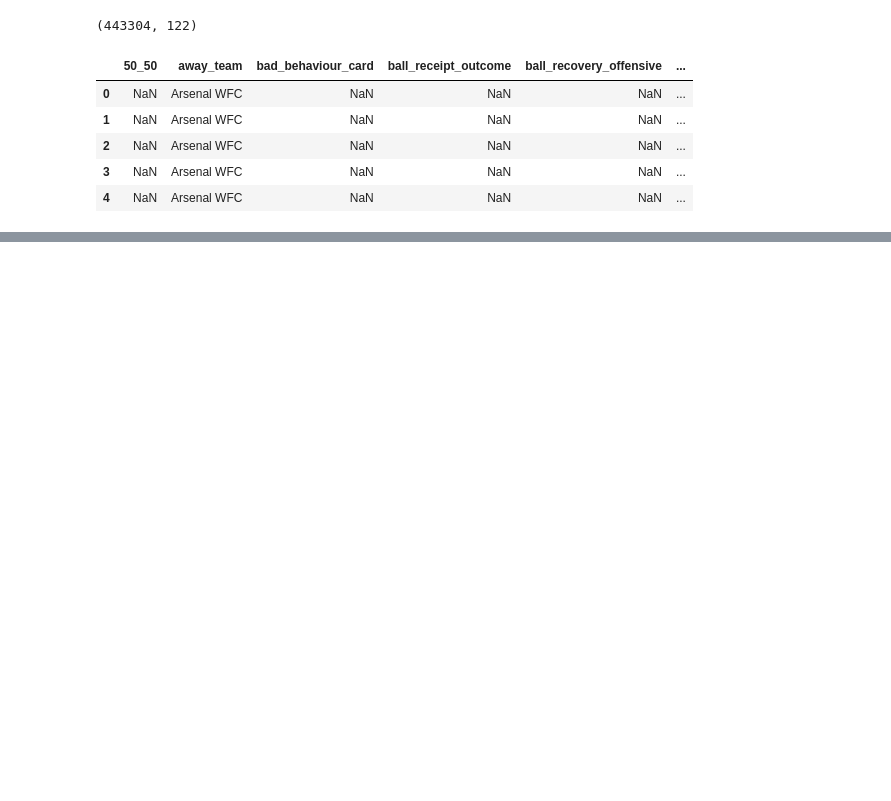
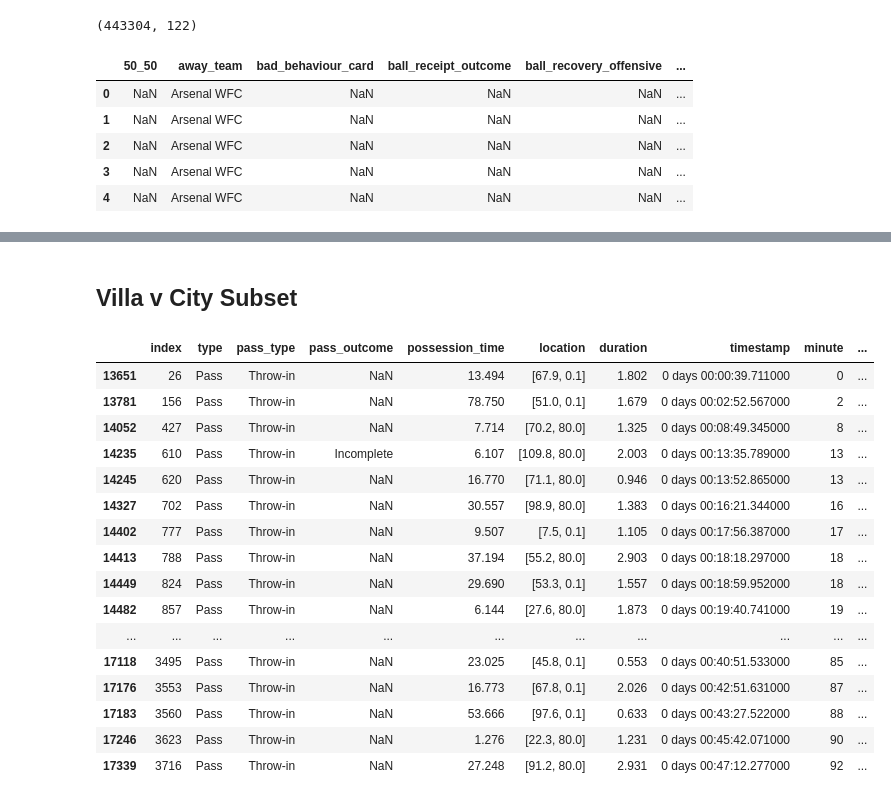
Before and after one commit to hwillif/Throw-in-Project, a Jupyter notebook: Throw-in Project - Jimenez.ipynb, the cells around one changed output, grey strips where cells are left out. Saved outputs shown, nothing was run; the diff lists cells and outputs as text; code cells hidden in the pictures; blank space fills up the shorter version.

Commit message:
Add files via upload
Forgot to upload sorry, this is the fully cleaned version with dfs

```diff
--- a/Throw-in Project - Jimenez.ipynb
+++ b/Throw-in Project - Jimenez.ipynb
@@ -288,0 +277,49 @@ Name: goalkeeper_type, dtype: int64
+# %% [markdown]
+## Villa v City Subset
+# %%
+# Only the first match of the season (Villa vs City), sorted by index (chronologically), and only plays related to throw-ins
+ThrowsVillaVsCity = (events_df_clean[events_df_clean['match_id'] == 3764234]
+                     .sort_values(by='index')
+                     .query("pass_type == 'Throw-in'"))
+
+# Selecting cols that I want displayed first
+Imp_cols = [
+    'index',
+    'type',
+    'pass_type',
+    'pass_outcome',
+    'possession_time',
+    'location',
+    'duration',
+    'timestamp',
+    'minute',
+    'second',
+    'team',
+    'pass_angle',
+    'pass_end_location',
+    'carry_end_location',
+    'pass_length',
+    'location',
+    'goalkeeper_type_outcome'
+]
+
+# Display
+ThrowsVillaVsCity[Imp_cols + [c for c in ThrowsVillaVsCity.columns if c not in Imp_cols]]
+# %% [output]
+|  | index | type | pass_type | pass_outcome | possession_time | location | duration | timestamp | minute | ... |
+| 13651 | 26 | Pass | Throw-in | NaN | 13.494 | [67.9, 0.1] | 1.802 | 0 days 00:00:39.711000 | 0 | ... |
+| 13781 | 156 | Pass | Throw-in | NaN | 78.750 | [51.0, 0.1] | 1.679 | 0 days 00:02:52.567000 | 2 | ... |
+| 14052 | 427 | Pass | Throw-in | NaN | 7.714 | [70.2, 80.0] | 1.325 | 0 days 00:08:49.345000 | 8 | ... |
+| 14235 | 610 | Pass | Throw-in | Incomplete | 6.107 | [109.8, 80.0] | 2.003 | 0 days 00:13:35.789000 | 13 | ... |
+| 14245 | 620 | Pass | Throw-in | NaN | 16.770 | [71.1, 80.0] | 0.946 | 0 days 00:13:52.865000 | 13 | ... |
+| 14327 | 702 | Pass | Throw-in | NaN | 30.557 | [98.9, 80.0] | 1.383 | 0 days 00:16:21.344000 | 16 | ... |
+| 14402 | 777 | Pass | Throw-in | NaN | 9.507 | [7.5, 0.1] | 1.105 | 0 days 00:17:56.387000 | 17 | ... |
+| 14413 | 788 | Pass | Throw-in | NaN | 37.194 | [55.2, 80.0] | 2.903 | 0 days 00:18:18.297000 | 18 | ... |
+| 14449 | 824 | Pass | Throw-in | NaN | 29.690 | [53.3, 0.1] | 1.557 | 0 days 00:18:59.952000 | 18 | ... |
+| 14482 | 857 | Pass | Throw-in | NaN | 6.144 | [27.6, 80.0] | 1.873 | 0 days 00:19:40.741000 | 19 | ... |
+| ... | ... | ... | ... | ... | ... | ... | ... | ... | ... | ... |
+| 17118 | 3495 | Pass | Throw-in | NaN | 23.025 | [45.8, 0.1] | 0.553 | 0 days 00:40:51.533000 | 85 | ... |
+| 17176 | 3553 | Pass | Throw-in | NaN | 16.773 | [67.8, 0.1] | 2.026 | 0 days 00:42:51.631000 | 87 | ... |
+| 17183 | 3560 | Pass | Throw-in | NaN | 53.666 | [97.6, 0.1] | 0.633 | 0 days 00:43:27.522000 | 88 | ... |
+| 17246 | 3623 | Pass | Throw-in | NaN | 1.276 | [22.3, 80.0] | 1.231 | 0 days 00:45:42.071000 | 90 | ... |
+| 17339 | 3716 | Pass | Throw-in | NaN | 27.248 | [91.2, 80.0] | 2.931 | 0 days 00:47:12.277000 | 92 | ... |
```
Also changed, not shown: parts of 22 cells of this notebook.
